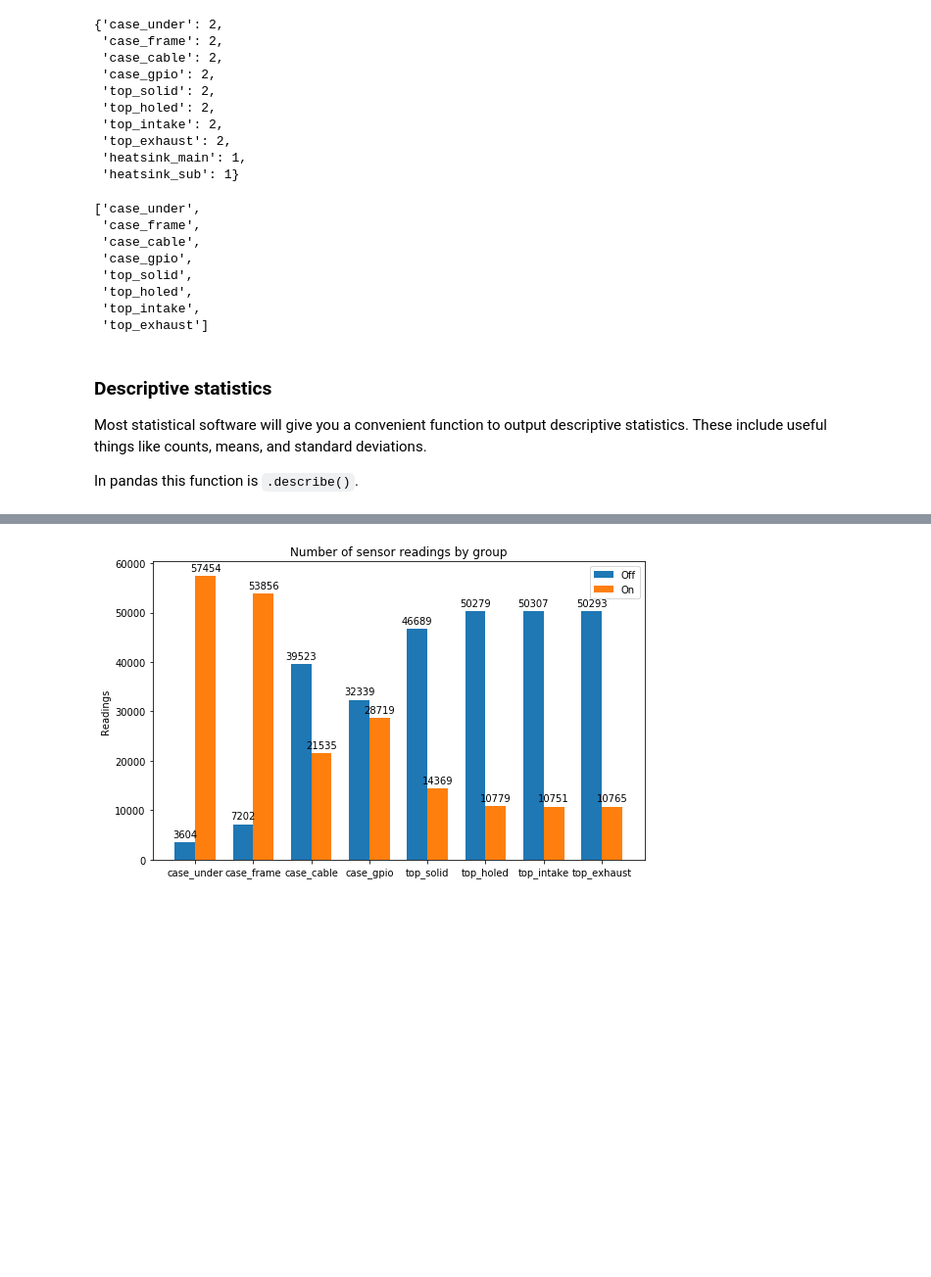
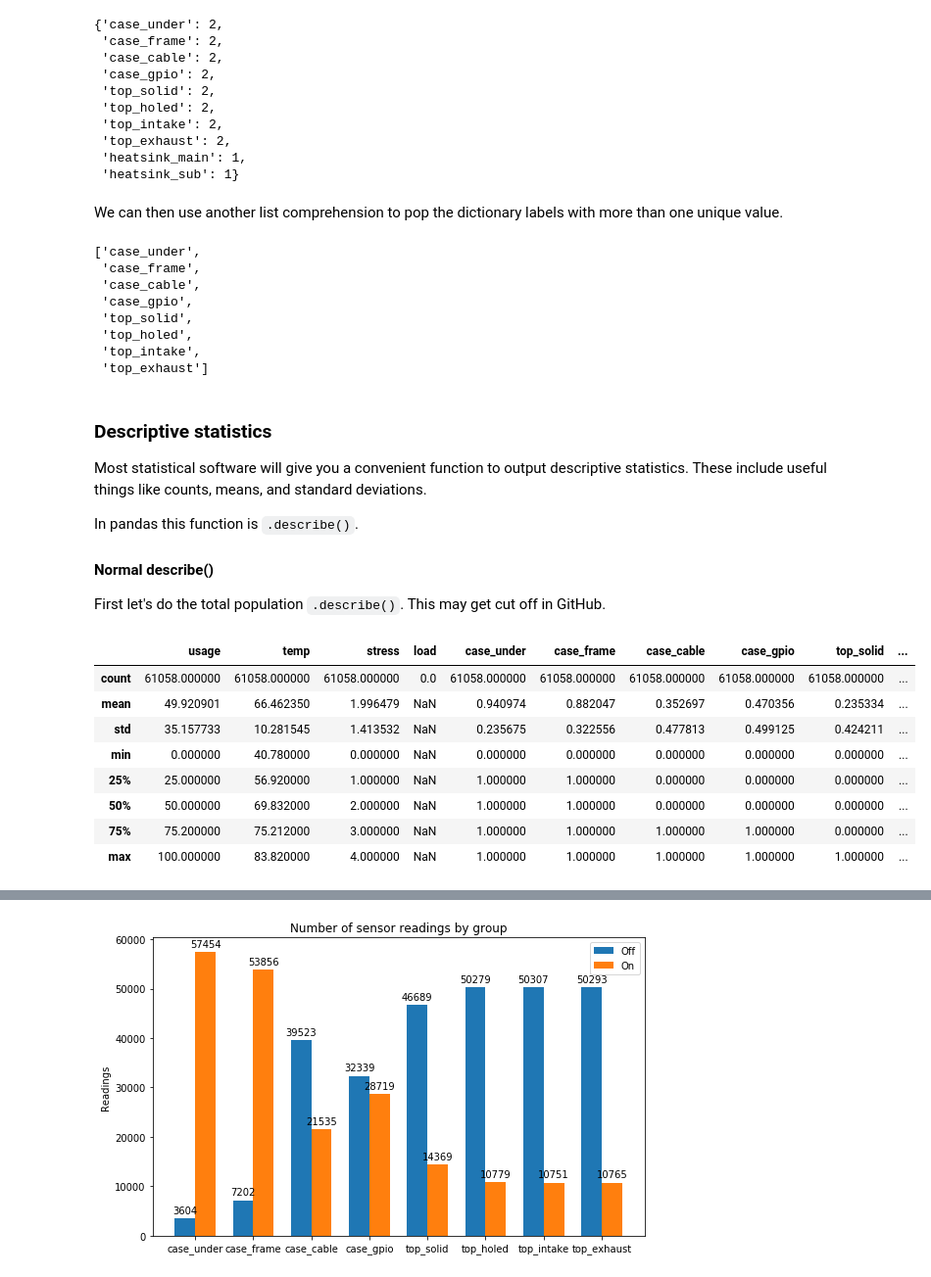
Before and after one commit to sjchiass/pitemp, a Jupyter notebook: 02_descriptive.ipynb, the cells around one changed output, grey strips where cells are left out. Shown at 98% size. Saved outputs shown, nothing was run; the diff lists cells and outputs as text; code cells hidden in the pictures; blank space fills up the shorter version.

```diff
--- a/02_descriptive.ipynb
+++ b/02_descriptive.ipynb
@@ -33,6 +36,8 @@ dummies_nunique
  'top_exhaust': 2,
  'heatsink_main': 1,
  'heatsink_sub': 1}
+# %% [markdown]
+We can then use another list comprehension to pop the dictionary labels with more than one unique value.
 # %%
 dummies = [x for x in dummies_nunique.keys() if dummies_nunique[x] > 1]
 
@@ -52,3 +57,19 @@ dummies
 Most statistical software will give you a convenient function to output descriptive statistics. These include useful things like counts, means, and standard deviations.
 
 In pandas this function is `.describe()`.
+
+#### Normal describe()
+
+First let's do the total population `.describe()`. This may get cut off in GitHub.
+# %%
+df.describe()
+# %% [output]
+|  | usage | temp | stress | load | case_under | case_frame | case_cable | case_gpio | top_solid | ... |
+| count | 61058.000000 | 61058.000000 | 61058.000000 | 0.0 | 61058.000000 | 61058.000000 | 61058.000000 | 61058.000000 | 61058.000000 | ... |
+| mean | 49.920901 | 66.462350 | 1.996479 | NaN | 0.940974 | 0.882047 | 0.352697 | 0.470356 | 0.235334 | ... |
+| std | 35.157733 | 10.281545 | 1.413532 | NaN | 0.235675 | 0.322556 | 0.477813 | 0.499125 | 0.424211 | ... |
+| min | 0.000000 | 40.780000 | 0.000000 | NaN | 0.000000 | 0.000000 | 0.000000 | 0.000000 | 0.000000 | ... |
+| 25% | 25.000000 | 56.920000 | 1.000000 | NaN | 1.000000 | 1.000000 | 0.000000 | 0.000000 | 0.000000 | ... |
+| 50% | 50.000000 | 69.832000 | 2.000000 | NaN | 1.000000 | 1.000000 | 0.000000 | 0.000000 | 0.000000 | ... |
+| 75% | 75.200000 | 75.212000 | 3.000000 | NaN | 1.000000 | 1.000000 | 1.000000 | 1.000000 | 0.000000 | ... |
+| max | 100.000000 | 83.820000 | 4.000000 | NaN | 1.000000 | 1.000000 | 1.000000 | 1.000000 | 1.000000 | ... |
```
Also changed, not shown: parts of 13 cells of this notebook, 3 other files.
